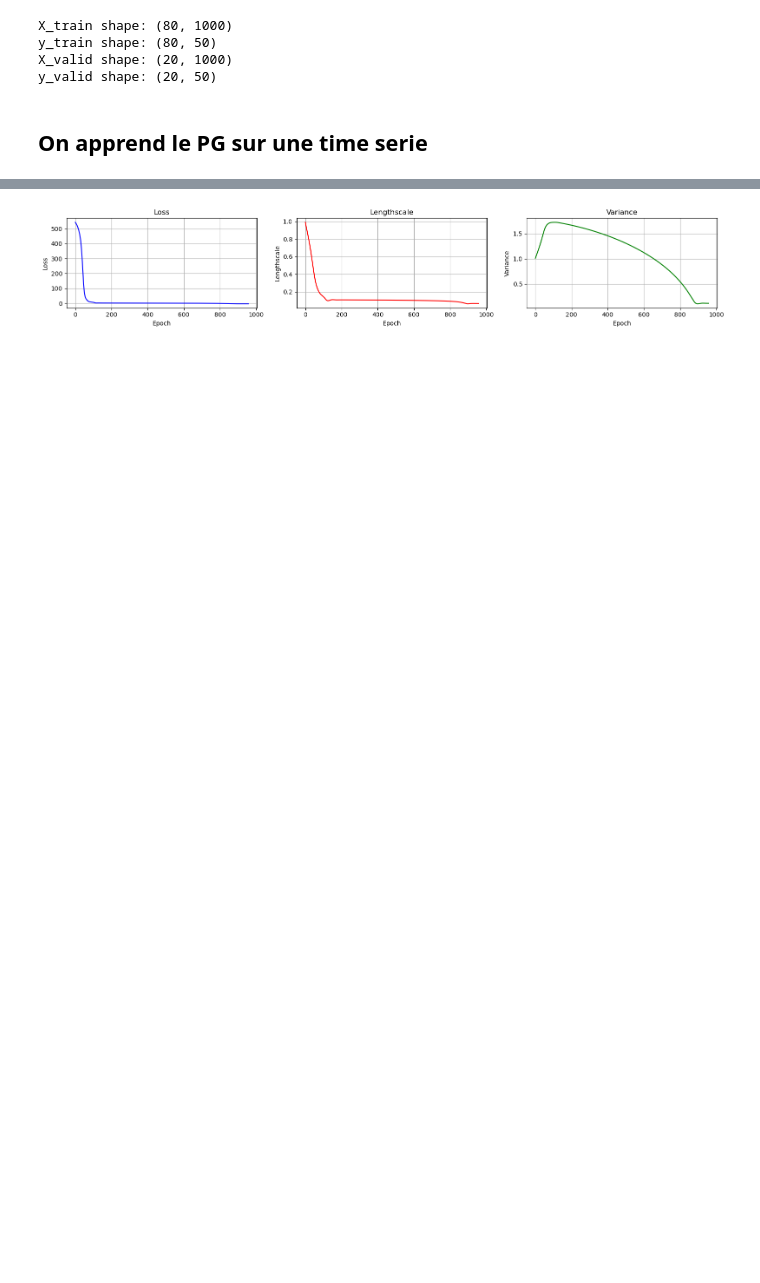
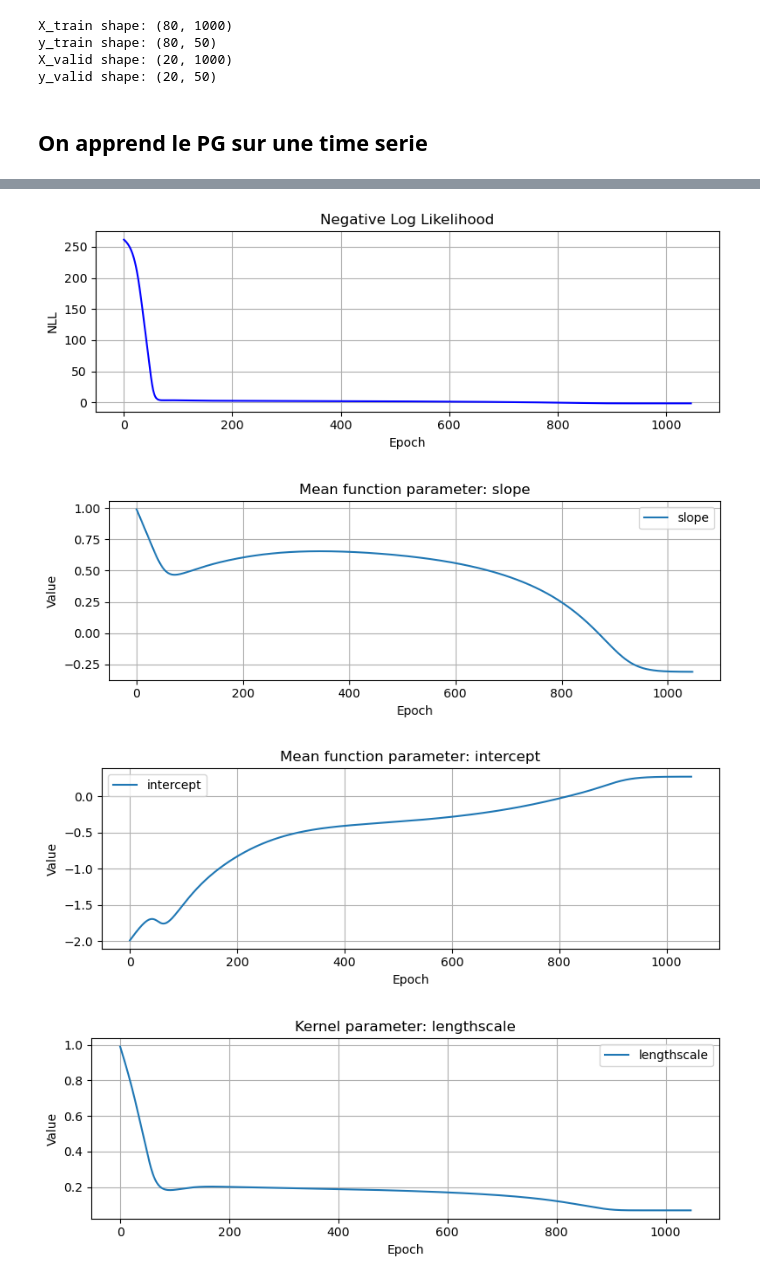
Before and after one commit to BenjaminDeporte/MVA_Stage, a Jupyter notebook: libs/TEST_train_GP_maison.ipynb, the cells around one changed output, grey strips where cells are left out. Cells and saved outputs as stored; diff of their text form; code cells hidden in the pictures; blank space fills up the shorter version.

Commit message:
nouvelles fonctions mean et nouveaux kernels

```diff
--- a/libs/TEST_train_GP_maison.ipynb
+++ b/libs/TEST_train_GP_maison.ipynb
@@ -124,0 +129,9 @@ kernel = GaussianKernel(lengthscale=1e+0, variance=1e+0)
+# %%
+print(f"Mean function parameters:")
+for name, param in mean.named_parameters():
+    print(f"{name} : {param}")
+
+print()
+print(f"Kernel parameters:")
+for name, param in kernel.named_parameters():
+    print(f"{name} : {param}")
@@ -143,6 +168,9 @@ Using 14 samples for training
 # %%
 # learnable parameters : kernel parameters only
-optimizer = torch.optim.Adam(kernel.parameters(), lr=1e-2)
+optimizer = torch.optim.Adam(
+    list(kernel.parameters()) + list(mean.parameters()),
+    lr=1e-2
+    )
 # %%
 # Train the GP model to get the kernel parameters
 
@@ -213,25 +273,42 @@ Early stopping at epoch 958 with loss -3.4522
 # %%
-fig, ax = plt.subplots(1,3, figsize=(16, 3))
+WIDTH = 8
+HEIGHT = 3
 
-ax[0].plot(losses, color='blue')
-ax[0].set_title("Loss")
-ax[0].set_xlabel("Epoch")
-ax[0].set_ylabel("Loss")
-ax[0].grid(True)
-
-ax[1].plot(lengthscales, color='red')
-ax[1].set_title("Lengthscale")
-ax[1].set_xlabel("Epoch")
-ax[1].set_ylabel("Lengthscale")
-ax[1].grid(True)
-
-ax[2].plot(variances, color='green')
-ax[2].set_title("Variance")
-ax[2].set_xlabel("Epoch")
-ax[2].set_ylabel("Variance")
-ax[2].grid(True)
-
+# Likelihood plot
+fig, ax = plt.subplots(figsize=(WIDTH, HEIGHT))
+ax.plot(losses, color='blue')
+ax.set_title("Negative Log Likelihood")
+ax.set_xlabel("Epoch")
+ax.set_ylabel("NLL")
+ax.grid(True)
 plt.tight_layout()
 plt.show()
+
+# plot mean function parameters
+for name,_ in mean.named_parameters():
+    fig, ax = plt.subplots(figsize=(WIDTH, HEIGHT))
+    ax.plot(mean_params[name], label=name)
+    ax.set_title(f"Mean function parameter: {name}")
+    ax.set_xlabel("Epoch")
+    ax.set_ylabel("Value")
+    ax.legend()
+    ax.grid(True)
+    plt.tight_layout()
+    plt.show()
+
+# plot kernel parameters
+for name,_ in kernel.named_parameters():
+    fig, ax = plt.subplots(figsize=(WIDTH, HEIGHT))
+    ax.plot(kernel_params[name], label=name)
+    ax.set_title(f"Kernel parameter: {name}")
+    ax.set_xlabel("Epoch")
+    ax.set_ylabel("Value")
+    ax.legend()
+    ax.grid(True)
+    plt.tight_layout()
+    plt.show()
 # %% [output]
-[figure, old version]
+[figure, new version]
+[figure, added]
+[figure, added]
+[figure, added]
```
Also changed, not shown: parts of 8 cells of this notebook, 1 other file.
